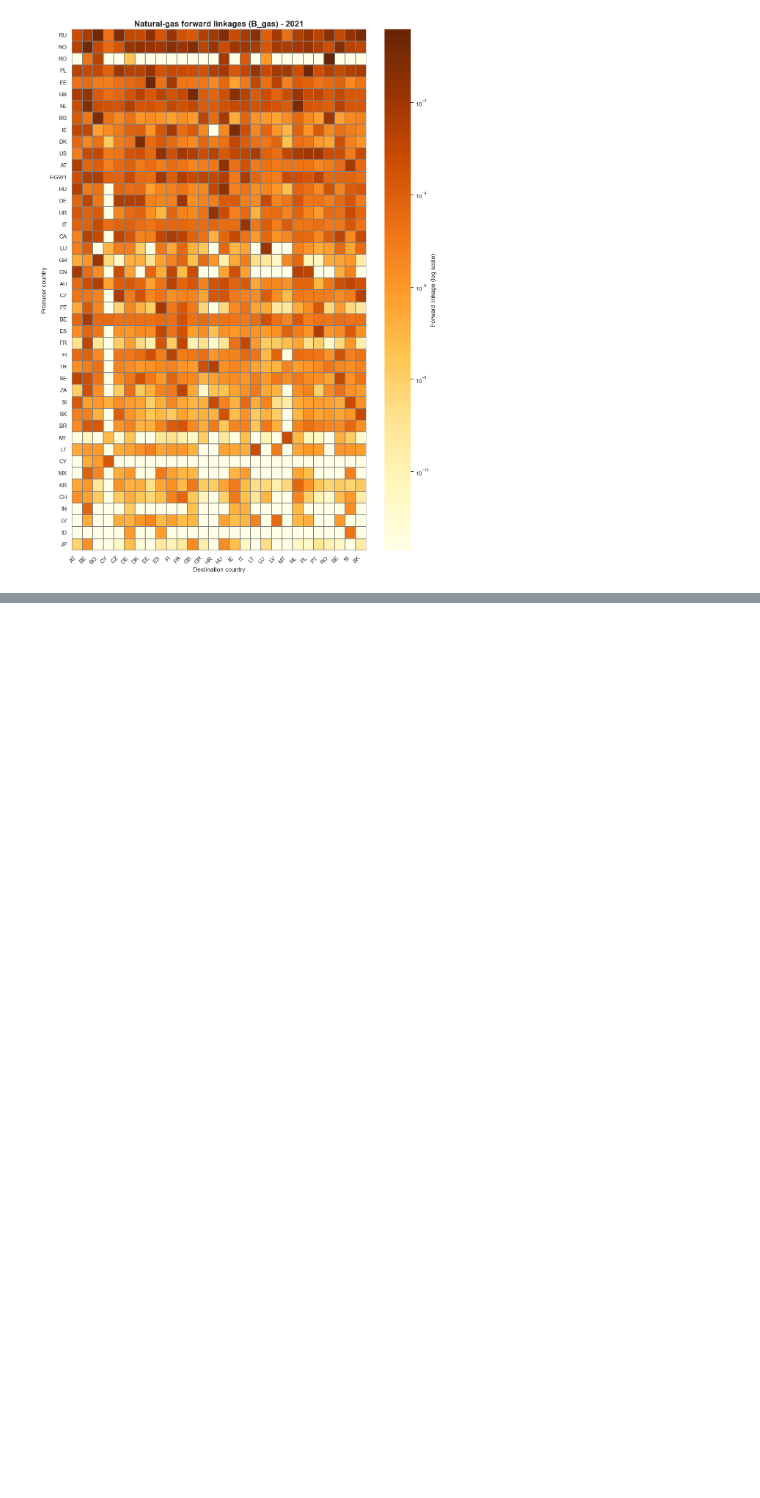
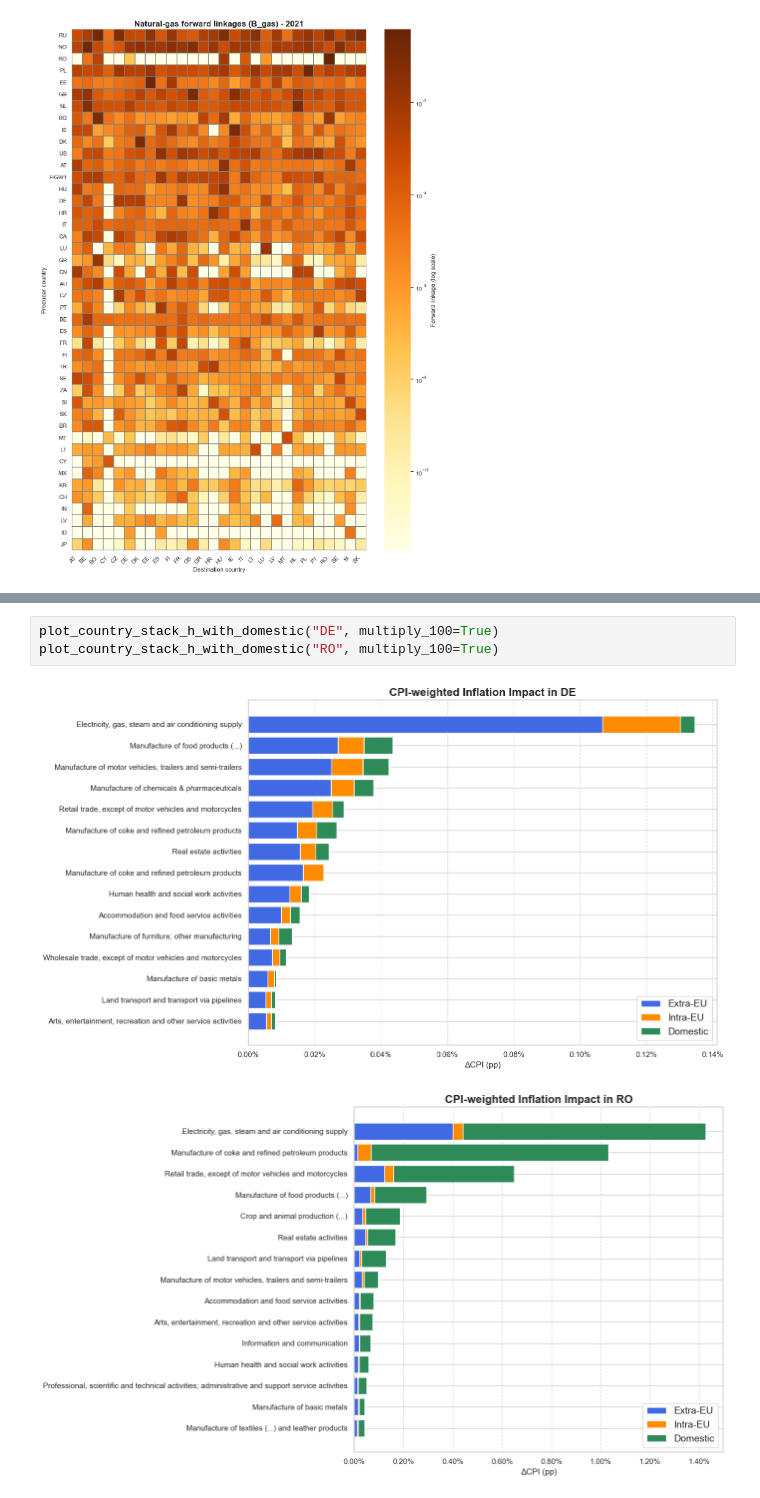
Before and after one commit to DaBurb/Masterthesis-Burbach-Economics, a Jupyter notebook: part_gas_price_shock/visualizations/visualization.ipynb, the cells around one changed output, grey strips where cells are left out. Drawn from its saved outputs; the diff is of its cells as text; blank space fills up the shorter version.

```diff
--- a/part_gas_price_shock/visualizations/visualization.ipynb
+++ b/part_gas_price_shock/visualizations/visualization.ipynb
@@ -885,0 +1049,6 @@ Done C:\Users\danie\Nextcloud\Coding\Masterthesis\part_gas_price_shock\visualiza
+# %%
+plot_country_stack_h_with_domestic("DE", multiply_100=True)
+plot_country_stack_h_with_domestic("RO", multiply_100=True)
+# %% [output]
+[figure, added]
+[figure, added]
```
Also changed, not shown: parts of 13 cells of this notebook, 1 other file.
